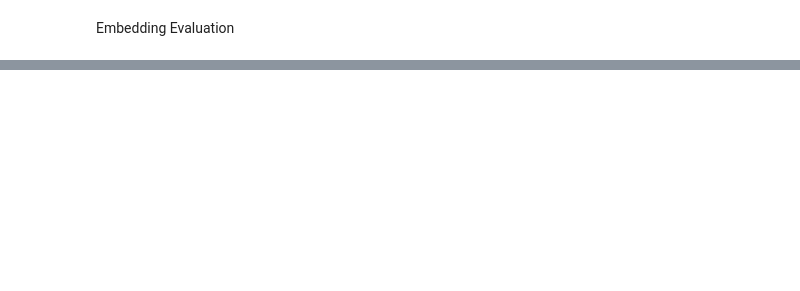
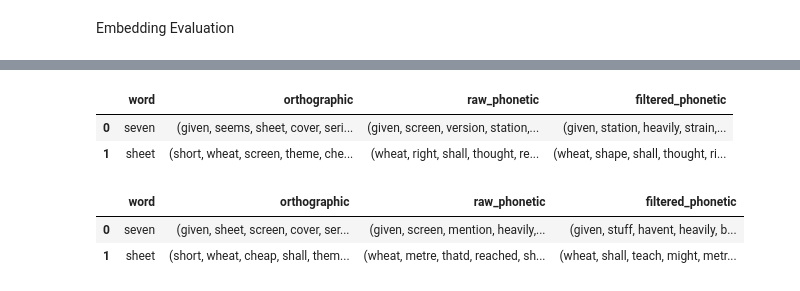
Before and after one commit to jayeshmahapatra/acoustic_word_embeddings, a Jupyter notebook: Embedding Evaluations.ipynb, the cells around one changed output, grey strips where cells are left out. Saved outputs shown, nothing was run; the diff lists cells and outputs as text; code cells hidden in the pictures; blank space fills up the shorter version.

```diff
--- a/Embedding Evaluations.ipynb
+++ b/Embedding Evaluations.ipynb
@@ -295,0 +298,13 @@ Text(0, 0.5, 'average euclidean distance')
+# %%
+def generate_word_phoneme_dict(words, phoney):
+    '''Given a list of words generate a dictionary with their phonetic expansions'''
+    word_phoneme_dict = {}
+    for word in words:
+        word_phoneme_dict[word] = phoney.phonize(word)
+
+    return word_phoneme_dict
+# %%
+#Create a phonetic expansion dict
+phoney = BigPhoney()
+# %%
+word_phoneme_dict = generate_word_phoneme_dict(words,phoney)
@@ -295,0 +331,3 @@ Text(0, 0.5, 'average euclidean distance')
+# %%
+def sim_score(ser):
+    return 10 - min(10,ser/10)
@@ -295,0 +384,12 @@ Text(0, 0.5, 'average euclidean distance')
+# %%
+sim_nn_df
+# %% [output]
+|  | word | orthographic | raw_phonetic | filtered_phonetic |
+| 0 | seven | (given, seems, sheet, cover, seri... | (given, screen, version, station,... | (given, station, heavily, strain,... |
+| 1 | sheet | (short, wheat, screen, theme, che... | (wheat, right, shall, thought, re... | (wheat, shape, shall, thought, ri... |
+# %%
+edit_nn_df
+# %% [output]
+|  | word | orthographic | raw_phonetic | filtered_phonetic |
+| 0 | seven | (given, sheet, screen, cover, ser... | (given, screen, mention, heavily,... | (given, stuff, havent, heavily, b... |
+| 1 | sheet | (short, wheat, cheap, shall, them... | (wheat, metre, thatd, reached, sh... | (wheat, shall, teach, might, metr... |
```
Also changed, not shown: parts of 36 cells of this notebook, 3 other files.
